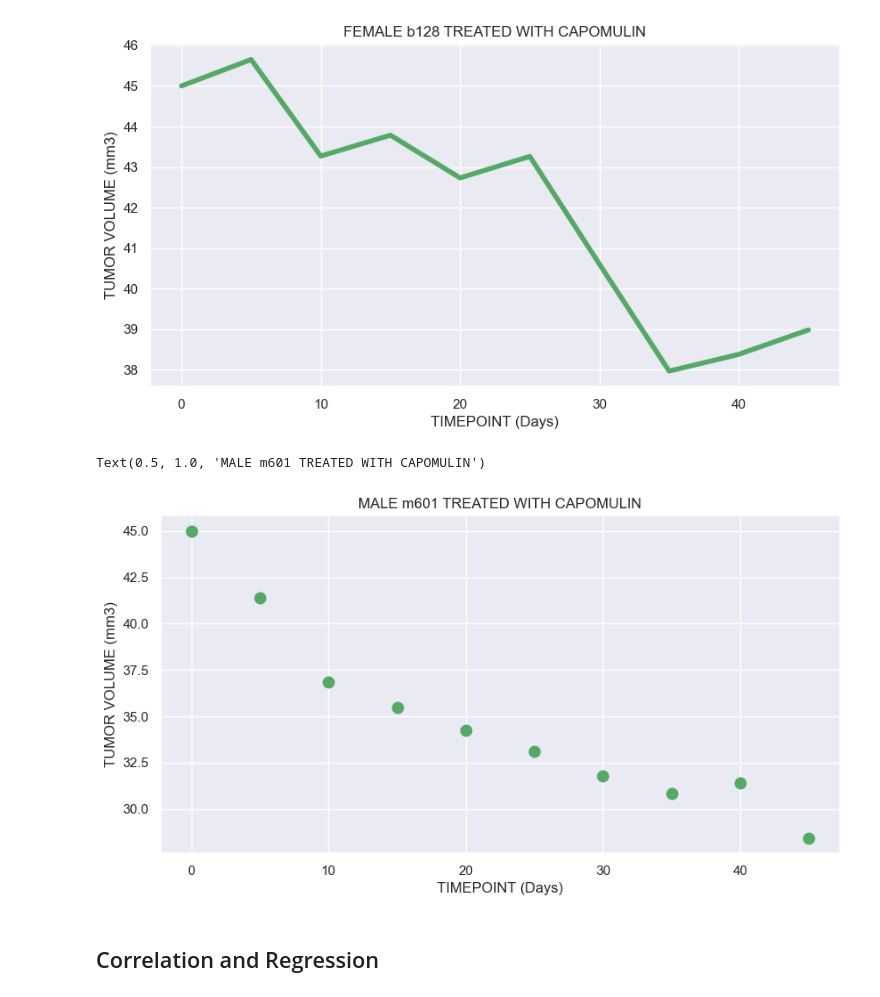
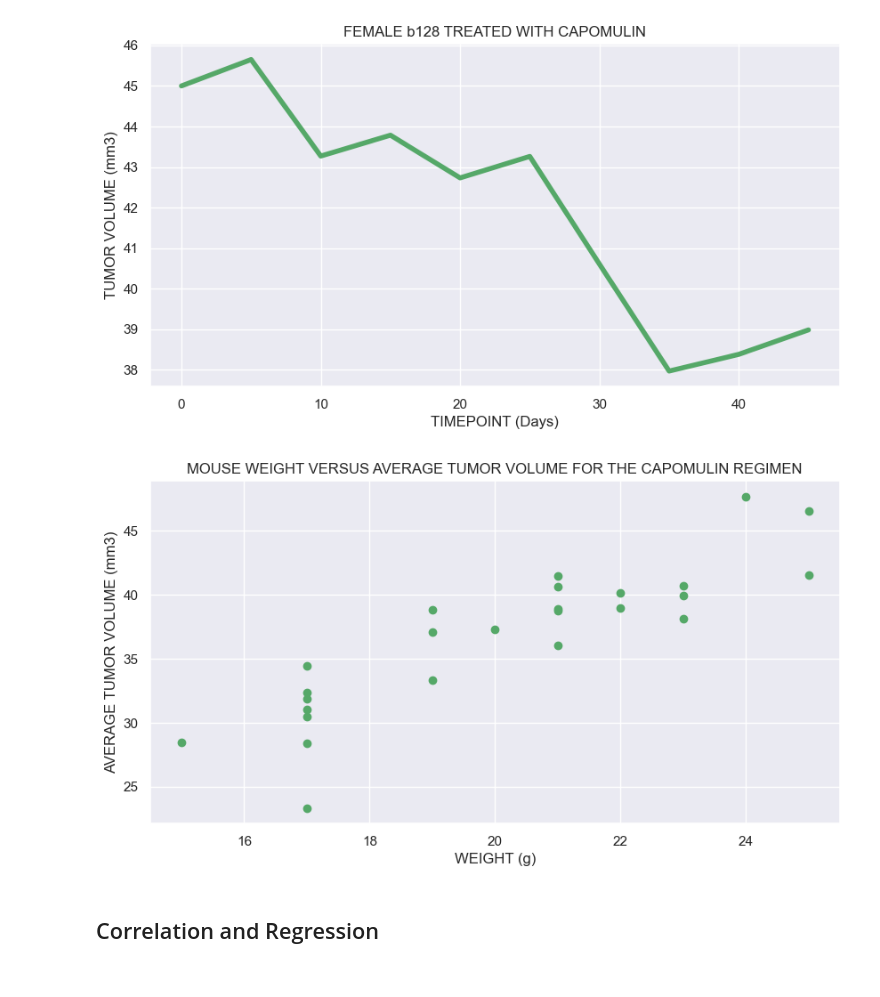
Before and after one commit to gusibis/challenge-5, a Jupyter notebook: pymaceuticals_starter.ipynb, the cells around one changed output. Cells and saved outputs as stored; diff of their text form; code cells hidden in the pictures.

```diff
--- a/pymaceuticals_starter.ipynb
+++ b/pymaceuticals_starter.ipynb
@@ -458,17 +458,16 @@ plt.show()
 # %%
 # Generate a scatter plot of average tumor volume vs. mouse weight for the Capomulin regimen
 only_capomulin_df = tumor_volume_df[tumor_volume_df["Drug Regimen"].isin(['Capomulin'])]
 # only_capomulin_df
-male_m601 = complete_data_df[complete_data_df["Mouse ID"].isin(['m601'])]
-plt.scatter(male_m601['Timepoint'], male_m601['Tumor Volume (mm3)'],linewidths = 4, color='g', marker ="o")
-plt.xlabel('TIMEPOINT (Days)')
-plt.ylabel('TUMOR VOLUME (mm3)')
-plt.title('MALE m601 TREATED WITH CAPOMULIN')
-
-# plt.show()
+mean_df = only_capomulin_df.groupby(["Mouse ID"]).mean()
+plt.scatter(mean_df['Weight (g)'], mean_df['Tumor Volume (mm3)'],linewidths = 1, color='g', marker ="o")
+plt.xlabel('WEIGHT (g)')
+plt.ylabel('AVERAGE TUMOR VOLUME (mm3)')
+plt.title('MOUSE WEIGHT VERSUS AVERAGE TUMOR VOLUME FOR THE CAPOMULIN REGIMEN')
+plt.show()
+# only_capomulin_df
 # %% [output]
-Text(0.5, 1.0, 'MALE m601 TREATED WITH CAPOMULIN')
-[figure, old version]
+[figure, new version]
 # %% [markdown]
 ## Correlation and Regression
 # %%
```
Also changed, not shown: parts of 1 cell of this notebook.
